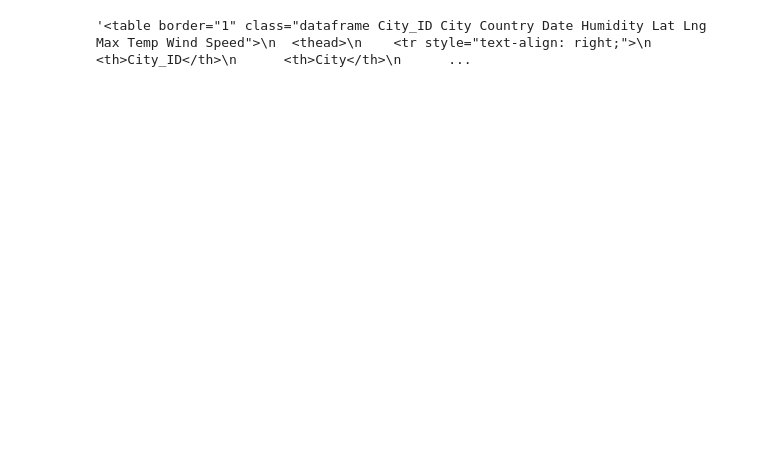
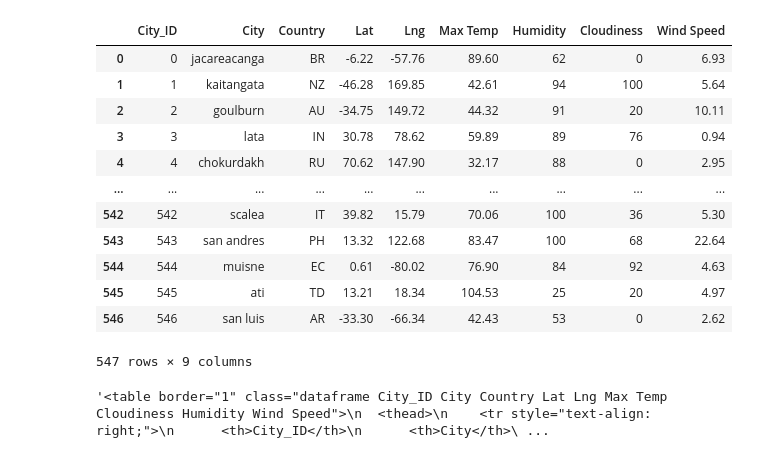
Before and after one commit to bandrewv/Web-Design-Challenge, a Jupyter notebook: WebVisualizations/Resources/HTML_Table.ipynb, the cells around one changed output. Cells and saved outputs as stored; diff of their text form; code cells hidden in the pictures; blank space fills up the shorter version.

Commit message:
Clean up table data, replace summary text.

```diff
--- a/WebVisualizations/Resources/HTML_Table.ipynb
+++ b/WebVisualizations/Resources/HTML_Table.ipynb
@@ -1,9 +1,25 @@
 # %%
 import pandas as pd
 # %%
-csv_path = "WebVisualizations/Resources/cities.csv"
+csv_path = "cities.csv"
 cities_df = pd.read_csv(csv_path)
+cities_column_order = cities_df[["City_ID","City","Country","Lat","Lng","Max Temp","Humidity","Cloudiness","Wind Speed"]]
+cities_column_order
+# %% [output]
+|  | City_ID | City | Country | Lat | Lng | Max Temp | Humidity | Cloudiness | Wind Speed |
+| 0 | 0 | jacareacanga | BR | -6.22 | -57.76 | 89.60 | 62 | 0 | 6.93 |
+| 1 | 1 | kaitangata | NZ | -46.28 | 169.85 | 42.61 | 94 | 100 | 5.64 |
+| 2 | 2 | goulburn | AU | -34.75 | 149.72 | 44.32 | 91 | 20 | 10.11 |
+| 3 | 3 | lata | IN | 30.78 | 78.62 | 59.89 | 89 | 76 | 0.94 |
+| 4 | 4 | chokurdakh | RU | 70.62 | 147.90 | 32.17 | 88 | 0 | 2.95 |
+| ... | ... | ... | ... | ... | ... | ... | ... | ... | ... |
+| 542 | 542 | scalea | IT | 39.82 | 15.79 | 70.06 | 100 | 36 | 5.30 |
+| 543 | 543 | san andres | PH | 13.32 | 122.68 | 83.47 | 100 | 68 | 22.64 |
+| 544 | 544 | muisne | EC | 0.61 | -80.02 | 76.90 | 84 | 92 | 4.63 |
+| 545 | 545 | ati | TD | 13.21 | 18.34 | 104.53 | 25 | 20 | 4.97 |
+| 546 | 546 | san luis | AR | -33.30 | -66.34 | 42.43 | 53 | 0 | 2.62 |
+547 rows × 9 columns
 # %%
-cities_df.to_html(classes=["City_ID","City","Country","Date","Humidity","Lat","Lng","Max Temp","Wind Speed"], index=False)
+cities_df.to_html(classes=["City_ID","City","Country","Lat","Lng","Max Temp","Cloudiness","Humidity","Wind Speed"], index=False)
 # %% [output]
-'<table border="1" class="dataframe City_ID City Country Date Humidity Lat Lng Max Temp Wind Speed">\n  <thead>\n    <tr style="text-align: right;">\n      <th>City_ID</th>\n      <th>City</th>\n      ...
+'<table border="1" class="dataframe City_ID City Country Lat Lng Max Temp Cloudiness Humidity Wind Speed">\n  <thead>\n    <tr style="text-align: right;">\n      <th>City_ID</th>\n      <th>City</th>\ ...
```
Also changed, not shown: 3 other files.
